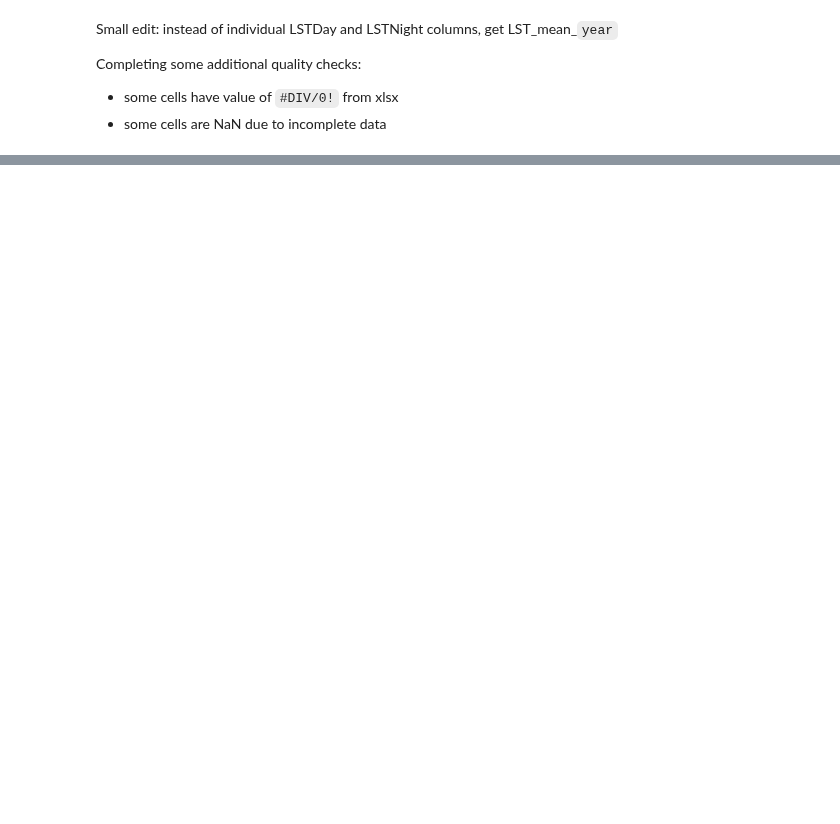
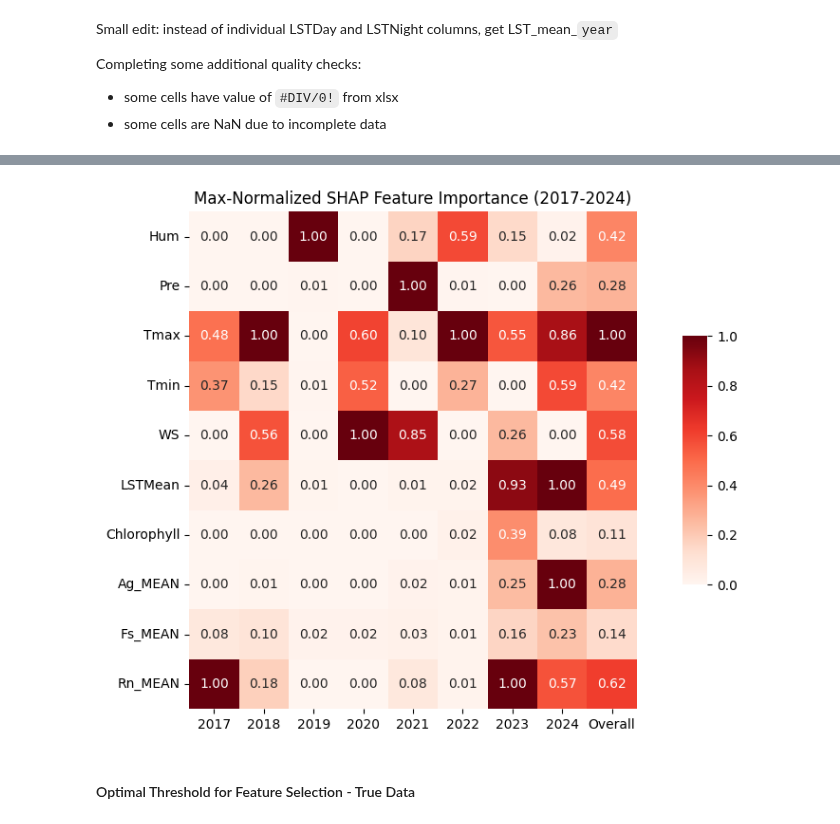
Before and after one commit to Amoreno73/wnv_embeddings, a Jupyter notebook: notebooks/true-data-shap-ranking.ipynb, the cells around one changed output, grey strips where cells are left out. Cells and saved outputs as stored; diff of their text form; code cells hidden in the pictures; blank space fills up the shorter version.

Commit message:
finished best model selection for the true data tabnet model

```diff
--- a/notebooks/true-data-shap-ranking.ipynb
+++ b/notebooks/true-data-shap-ranking.ipynb
@@ -325,0 +284,15 @@ df_curr
+# %%
+for year in np.arange(2017, 2025):
+  df_curr = pd.read_csv(f"../finished_grnd_trth_csvs_fix/df_{year}.csv").drop(columns=["Unnamed: 0"])
+  df_curr[f"LSTMean_{year}"] = ((df_curr[f"LSTNight_{year}"] + df_curr[f"LSTDay_{year}"]) / 2)
+  col = df_curr.pop(f"LSTMean_{year}")
+  df_curr.insert(8, f"LSTMean_{year}", col)
+  df_curr = df_curr.drop(columns=[f"LSTNight_{year}", f"LSTDay_{year}"])
+
+	#additional quality checks I found while manually checking csvs:
+  df_curr = df_curr.fillna(0)
+  df_curr = df_curr.replace(["#DIV/0!"], 0)
+  df_curr.to_csv(f"../grnd_trth_final_data/df_{year}_new.csv", index=False)
+  debugging.append(df_curr)
+
+df_curr
@@ -325,0 +313,3 @@ df_curr
+# %%
+for df in debugging:
+  print(list(df.columns))
@@ -325,0 +359,5 @@ df_curr
+# %%
+print("Checking dfs list - year-specific columns:")
+for i, df in enumerate(dfs):
+    year_cols = [col for col in df.columns if any(str(y) in col for y in range(17, 25))]
+    print(f"dfs[{i}]: year columns={year_cols[:5]}")  # First 5 year-specific columns
@@ -325,0 +564,4 @@ df_curr
+# %%
+df_save["Overall"] = df_save.mean(axis=1)
+# normalize overall on the max
+df_save["Overall"] = df_save["Overall"] / df_save["Overall"].max()
@@ -325,0 +582,19 @@ df_curr
+# %%
+# this is the heatmap, along with the added column at the end.
+
+fig, ax = plt.subplots(figsize=(10,6))
+
+plt.rcParams.update({'font.size': 10})
+
+sns.heatmap(df_save, cmap="Reds", annot=True, fmt=".2f", square=True, cbar=True, cbar_kws={"shrink": 0.5, "aspect": 10})
+
+ax.set_ylabel(None)
+
+ax.tick_params(axis="x",labelsize=10, rotation=0)
+
+plt.title("Max-Normalized SHAP Feature Importance (2017-2024)")
+plt.tight_layout()
+
+plt.savefig("Max-Normalized SHAP Feature Importance (2017-2024) True Data")
+# %% [output]
+[figure, added]
@@ -325,0 +603,2 @@ df_curr
+# %% [markdown]
+#### Optimal Threshold for Feature Selection - True Data
```
Also changed, not shown: parts of 46 cells of this notebook, 45 other files.
